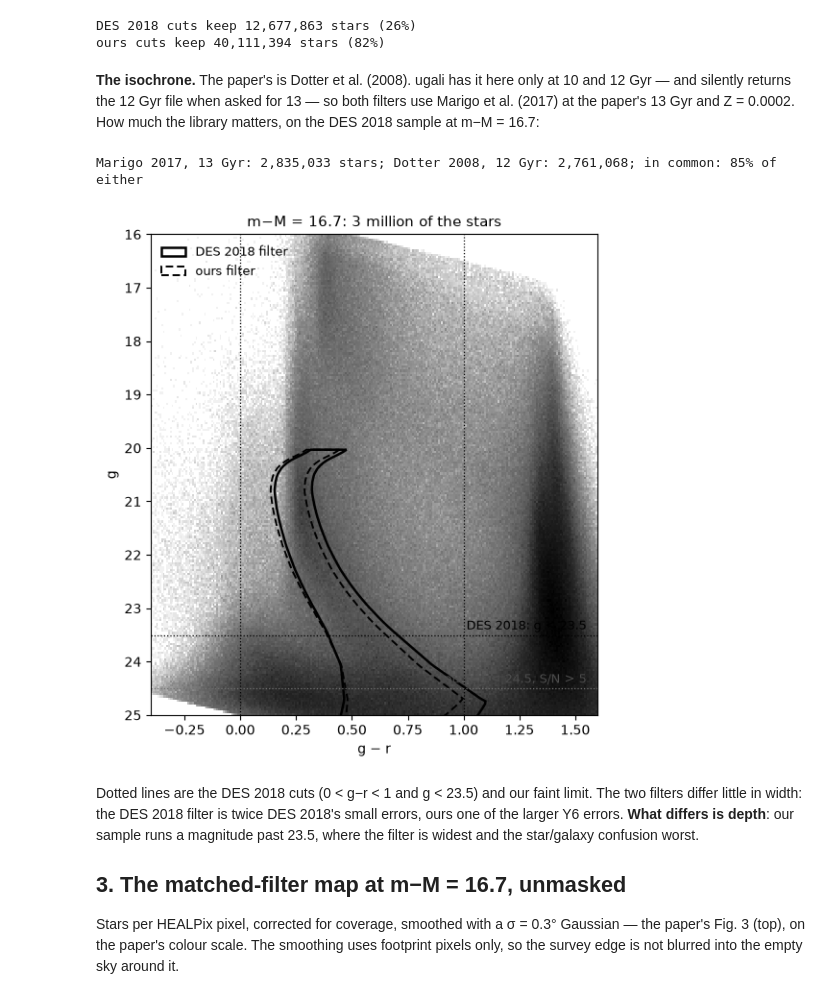
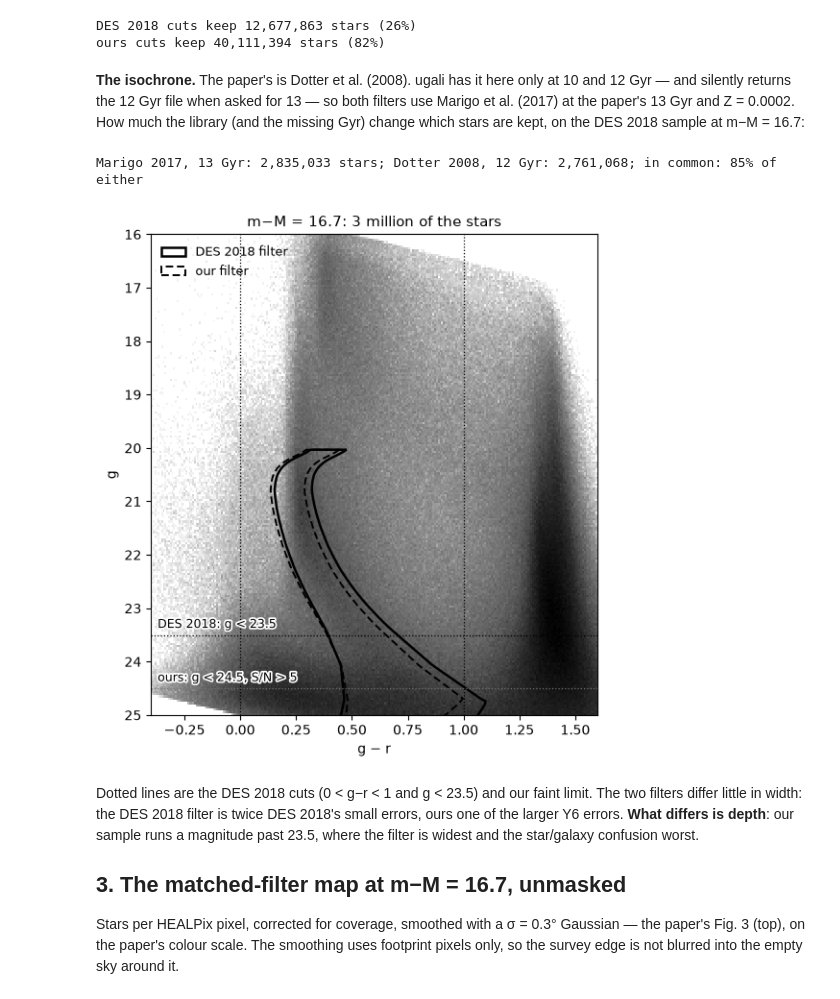
Before and after one commit to MatthieuPE/streamgoggles, a Jupyter notebook: notebooks/des2018_reproduction.ipynb, the cells around one changed output. Drawn from its saved outputs; the diff is of its cells as text; code cells hidden in the pictures.

```diff
--- a/notebooks/des2018_reproduction.ipynb
+++ b/notebooks/des2018_reproduction.ipynb
@@ -165,7 +166,8 @@ ours cuts keep 40,111,394 stars (82%)
 **The isochrone.** The paper's is Dotter et al. (2008). ugali has it here
 only at 10 and 12 Gyr — and silently returns the 12 Gyr file when asked for
 13 — so both filters use Marigo et al. (2017) at the paper's 13 Gyr and
-Z = 0.0002. How much the library matters, on the DES 2018 sample at m−M = 16.7:
+Z = 0.0002. How much the library (and the missing Gyr) change which stars are kept, on the
+DES 2018 sample at m−M = 16.7:
 # %%
 dotter = StreamobsSplineFilter({"age": 12.0, "z": 0.0002, "isochrone_model": "Dotter2008",
                                 "color_spread": [0.05, 0.10]}, "des_yr6", error_model=default_errors_des2018)
@@ -179,25 +181,26 @@ Marigo 2017, 13 Gyr: 2,835,033 stars; Dotter 2008, 12 Gyr: 2,761,068; in common:
 # %%
 fig, ax = plt.subplots(figsize=(6, 6.5))
 subsample = np.random.default_rng(0).choice(len(stars), 3_000_000, replace=False)
 ax.hist2d((g - r).to_numpy()[subsample], g.to_numpy()[subsample], bins=(260, 220),
           range=((-0.4, 1.6), (16, 25)), cmap="Greys", norm="log")
 for name, style in (("DES 2018", dict(color="black", lw=1.8)),
                     ("ours", dict(color="black", lw=1.4, ls=(0, (4, 2))))):
     polygon = FILTERS[name]._polygon(["g", "r"], DM)  # (colour, g) vertices
-    ax.fill(polygon[:, 0], polygon[:, 1], fill=False, label=f"{name} filter", **style)
+    ax.fill(polygon[:, 0], polygon[:, 1], fill=False, label="our filter" if name == "ours" else "DES 2018 filter", **style)
 ax.axhline(23.5, color="black", lw=0.9, ls=":")
 ax.axhline(24.5, color="0.45", lw=0.9, ls=":")
 for colour in (0, 1):
     ax.axvline(colour, color="black", lw=0.9, ls=":")
-ax.text(1.55, 23.45, "DES 2018: g < 23.5", ha="right", va="bottom", fontsize=9)
-ax.text(1.55, 24.45, "ours: g < 24.5, S/N > 5", ha="right", va="bottom", fontsize=9, color="0.3")
+halo = [patheffects.withStroke(linewidth=2.5, foreground="white")]
+ax.text(-0.37, 23.42, "DES 2018: g < 23.5", ha="left", va="bottom", fontsize=9, path_effects=halo)
+ax.text(-0.37, 24.42, "ours: g < 24.5, S/N > 5", ha="left", va="bottom", fontsize=9, path_effects=halo)
 ax.set_xlim(-0.4, 1.6); ax.set_ylim(25, 16)
 ax.set_xlabel("g − r"); ax.set_ylabel("g")
 ax.set_title(f"m−M = {DM}: 3 million of the stars", fontsize=11)
 ax.legend(loc="upper left", frameon=False, fontsize=9)
 plt.show()
 # %% [output]
-[figure, old version]
+[figure, new version]
 # %% [markdown]
 Dotted lines are the DES 2018 cuts (0 < g−r < 1 and g < 23.5) and our faint
 limit. The two filters differ little in width: the DES 2018 filter is twice
```
Also changed, not shown: parts of 17 cells of this notebook, 23 other files.
